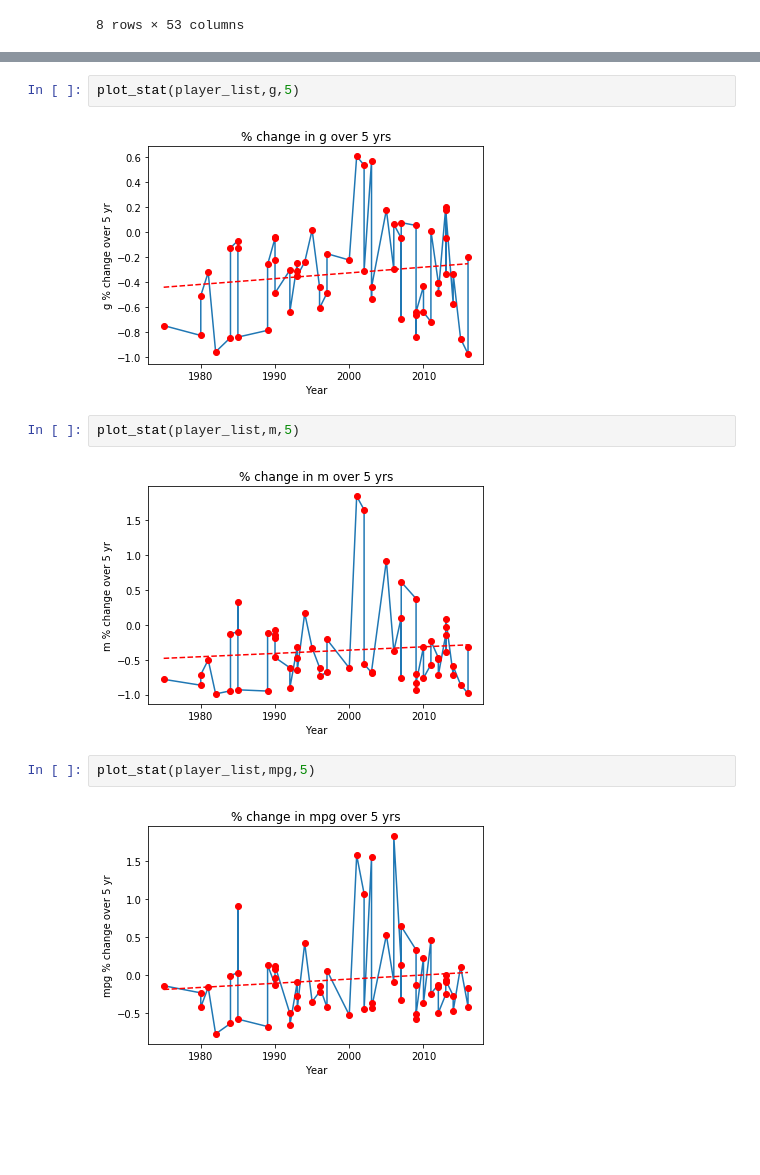
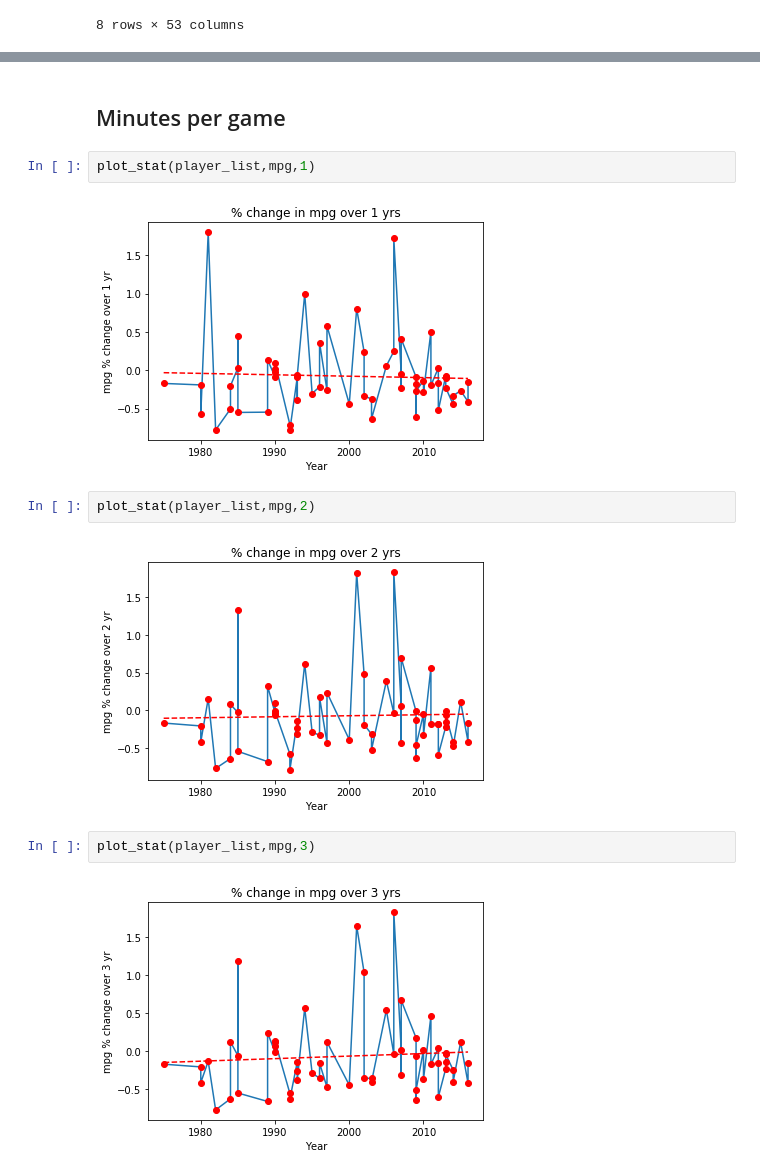
Before and after one commit to noogie13/nba-acl, a Jupyter notebook: analysis.ipynb, the cells around one changed output, grey strips where cells are left out. Drawn from its saved outputs; the diff is of its cells as text; blank space fills up the shorter version.

```diff
--- a/analysis.ipynb
+++ b/analysis.ipynb
@@ -47,12 +57,14 @@ plot_stat(player_list,ppg,3)
+# %% [markdown]
+## Minutes per game
 # %%
-plot_stat(player_list,g,5)
+plot_stat(player_list,mpg,1)
 # %% [output]
-[figure, old version]
+[figure, new version]
 # %%
-plot_stat(player_list,m,5)
+plot_stat(player_list,mpg,2)
 # %% [output]
-[figure, old version]
+[figure, new version]
 # %%
-plot_stat(player_list,mpg,5)
+plot_stat(player_list,mpg,3)
 # %% [output]
-[figure, old version]
+[figure, new version]
```
Also changed, not shown: parts of 5 cells of this notebook.
